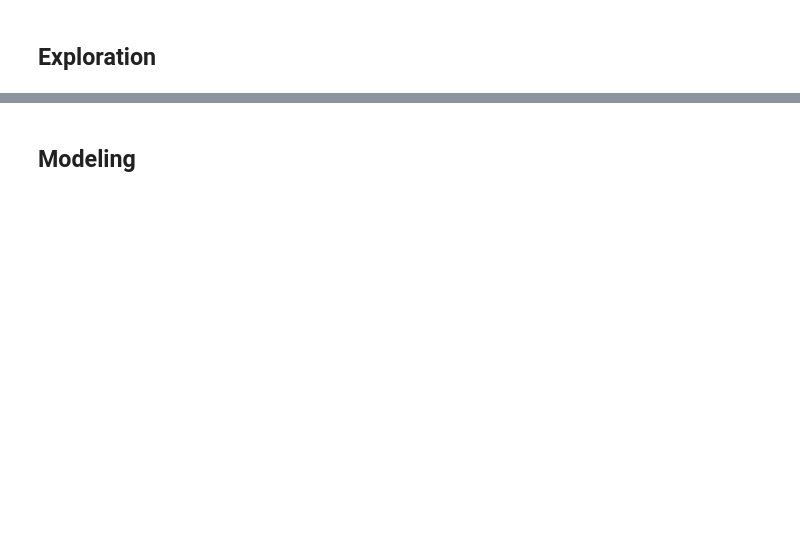
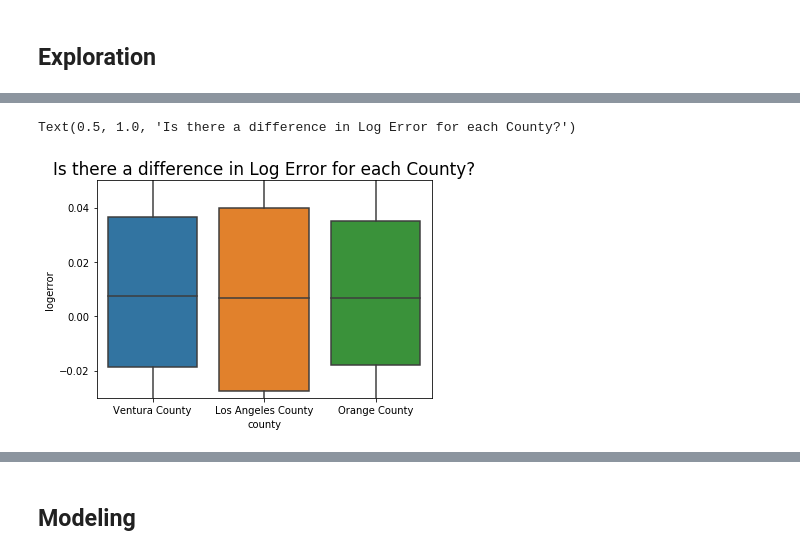
Before and after one commit to Brandon-Martinez27/clustering_project, a Jupyter notebook: zillow_clustering_project.ipynb, the cells around one changed output, grey strips where cells are left out. Cells and saved outputs as stored; diff of their text form; code cells hidden in the pictures; blank space fills up the shorter version.

```diff
--- a/zillow_clustering_project.ipynb
+++ b/zillow_clustering_project.ipynb
@@ -47,0 +118,2 @@ memory usage: 38.1+ MB
+# %%
+df = handle_missing_values(df)
@@ -47,0 +130,2 @@ memory usage: 38.1+ MB
+# %%
+train, validate, test = zillow_split(df)
@@ -49,0 +281,9 @@ memory usage: 38.1+ MB
+# %%
+sns.boxplot(x=train.county, y=train.logerror)
+plt.rc('figure', figsize=(13, 7))
+plt.rc('font', size=14)
+plt.ylim(-.03, .05)
+plt.title('Is there a difference in Log Error for each County?')
+# %% [output]
+Text(0.5, 1.0, 'Is there a difference in Log Error for each County?')
+[figure, added]
```
Also changed, not shown: parts of 55 cells of this notebook, 4 other files.
